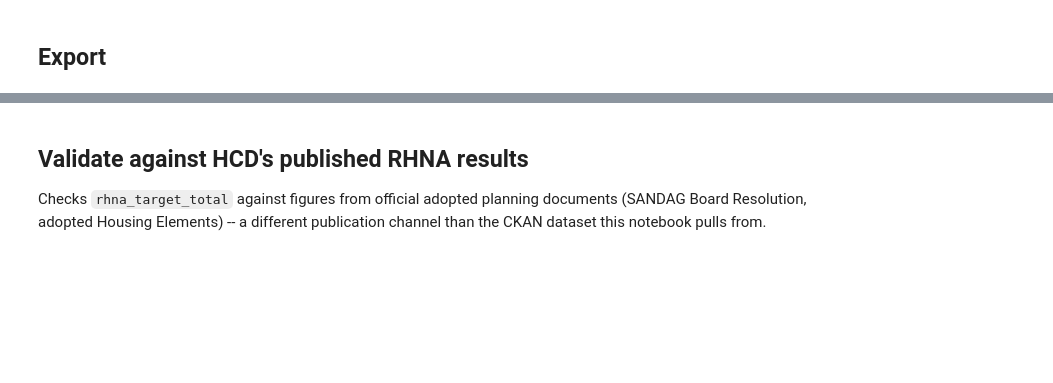
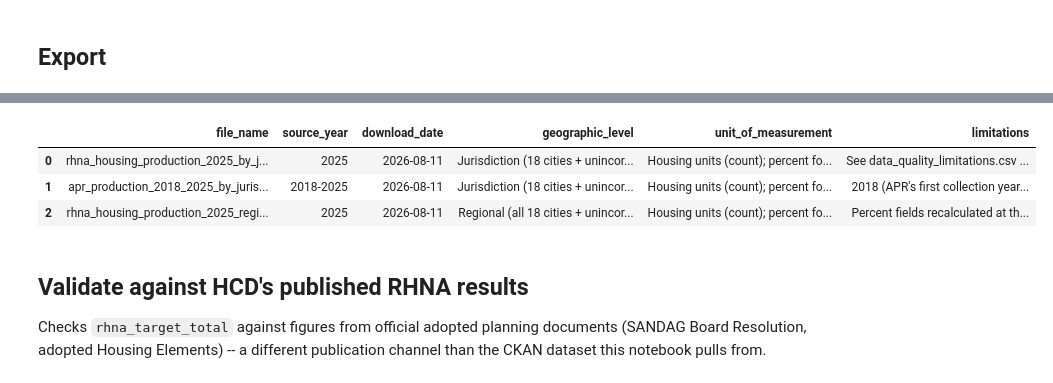
Before and after one commit to laurenthanhvo/chpd-dashboard-data-validation, a Jupyter notebook: van's work/notebooks/rhna_housing_production.ipynb, the cells around one changed output, grey strips where cells are left out. Drawn from its saved outputs; the diff is of its cells as text; code cells hidden in the pictures; blank space fills up the shorter version.

```diff
--- a/van's work/notebooks/rhna_housing_production.ipynb
+++ b/van's work/notebooks/rhna_housing_production.ipynb
@@ -855,3 +1189,37 @@ print("Saved:", output_path)
+# %%
+export_metadata = pd.DataFrame([
+    {
+        "file_name": f"rhna_housing_production_{TARGET_YEAR}_by_jurisdiction.csv",
+        "source_year": TARGET_YEAR,
+        "download_date": DOWNLOAD_DATE,
+        "geographic_level": "Jurisdiction (18 cities + unincorporated San Diego County)",
+        "unit_of_measurement": "Housing units (count); percent for share/pct_achieved fields",
+        "limitations": "See data_quality_limitations.csv for full detail. Key ones: RHNA progress based on building permits only; APR is self-reported",
+    },
+    {
+        "file_name": f"apr_production_{APR_START_YEAR}_{TARGET_YEAR}_by_jurisdiction_year.csv",
+        "source_year": f"{APR_START_YEAR}-{TARGET_YEAR}",
+        "download_date": DOWNLOAD_DATE,
+        "geographic_level": "Jurisdiction (18 cities + unincorporated San Diego County), by year",
+        "unit_of_measurement": "Housing units (count); percent for affordable-share fields",
+        "limitations": "2018 (APR's first collection year) may have lower reporting completeness than later years -- see coverage check above",
+    },
+    {
+        "file_name": f"rhna_housing_production_{TARGET_YEAR}_regional_total.csv",
+        "source_year": TARGET_YEAR,
+        "download_date": DOWNLOAD_DATE,
+        "geographic_level": "Regional (all 18 cities + unincorporated San Diego County combined)",
+        "unit_of_measurement": "Housing units (count); percent for share/pct_achieved fields",
+        "limitations": "Percent fields recalculated at the regional level, not averaged from jurisdiction percentages",
+    },
+])
+export_metadata.to_csv(DOCS_DIR / "export_metadata.csv", index=False)
+export_metadata
+# %% [output]
+|  | file_name | source_year | download_date | geographic_level | unit_of_measurement | limitations |
+| 0 | rhna_housing_production_2025_by_j... | 2025 | 2026-08-11 | Jurisdiction (18 cities + unincor... | Housing units (count); percent fo... | See data_quality_limitations.csv ... |
+| 1 | apr_production_2018_2025_by_juris... | 2018-2025 | 2026-08-11 | Jurisdiction (18 cities + unincor... | Housing units (count); percent fo... | 2018 (APR's first collection year... |
+| 2 | rhna_housing_production_2025_regi... | 2025 | 2026-08-11 | Regional (all 18 cities + unincor... | Housing units (count); percent fo... | Percent fields recalculated at th... |
 # %% [markdown]
 ## Validate against HCD's published RHNA results
 
```
Also changed, not shown: parts of 39 cells of this notebook, 2 other files.
